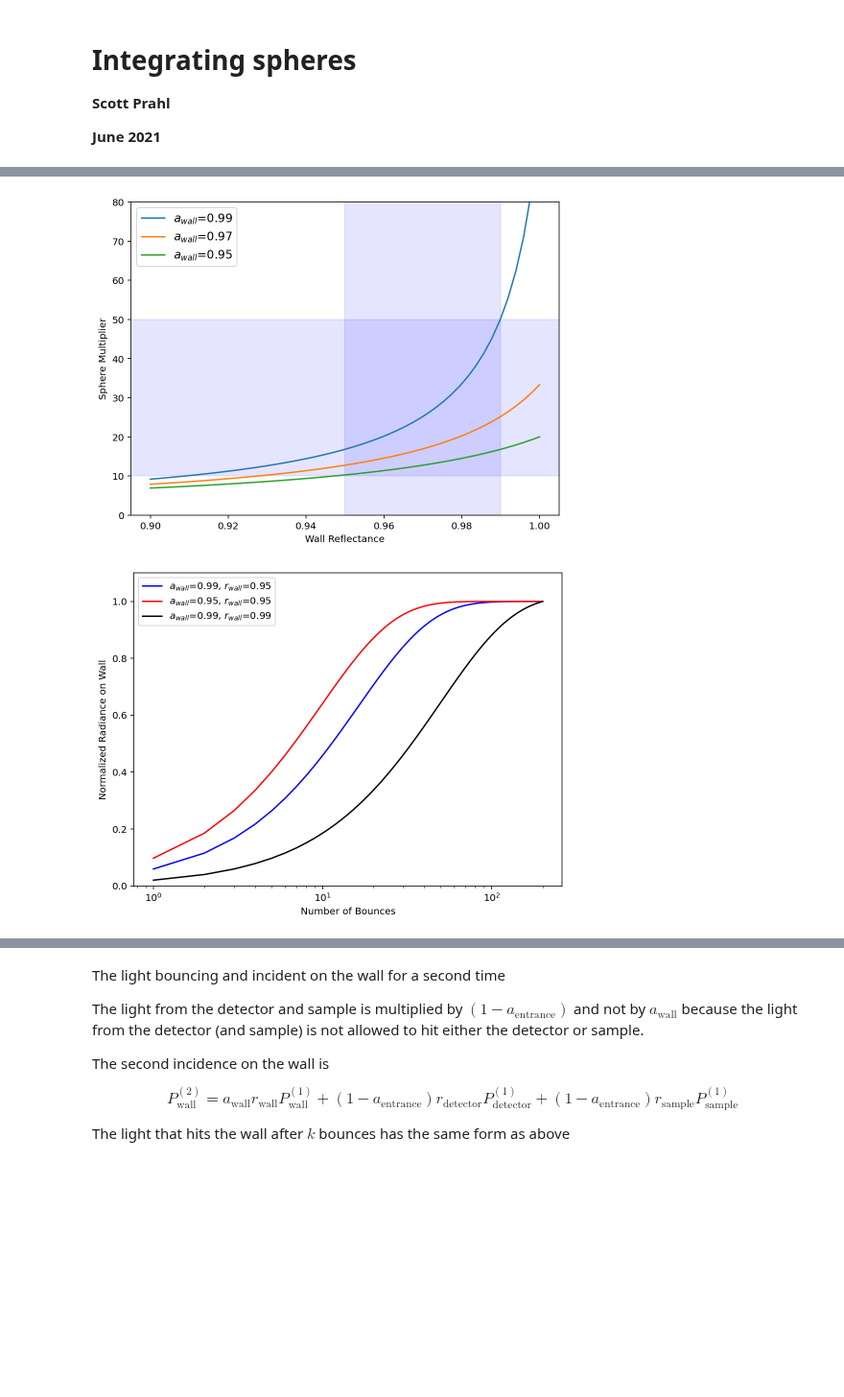
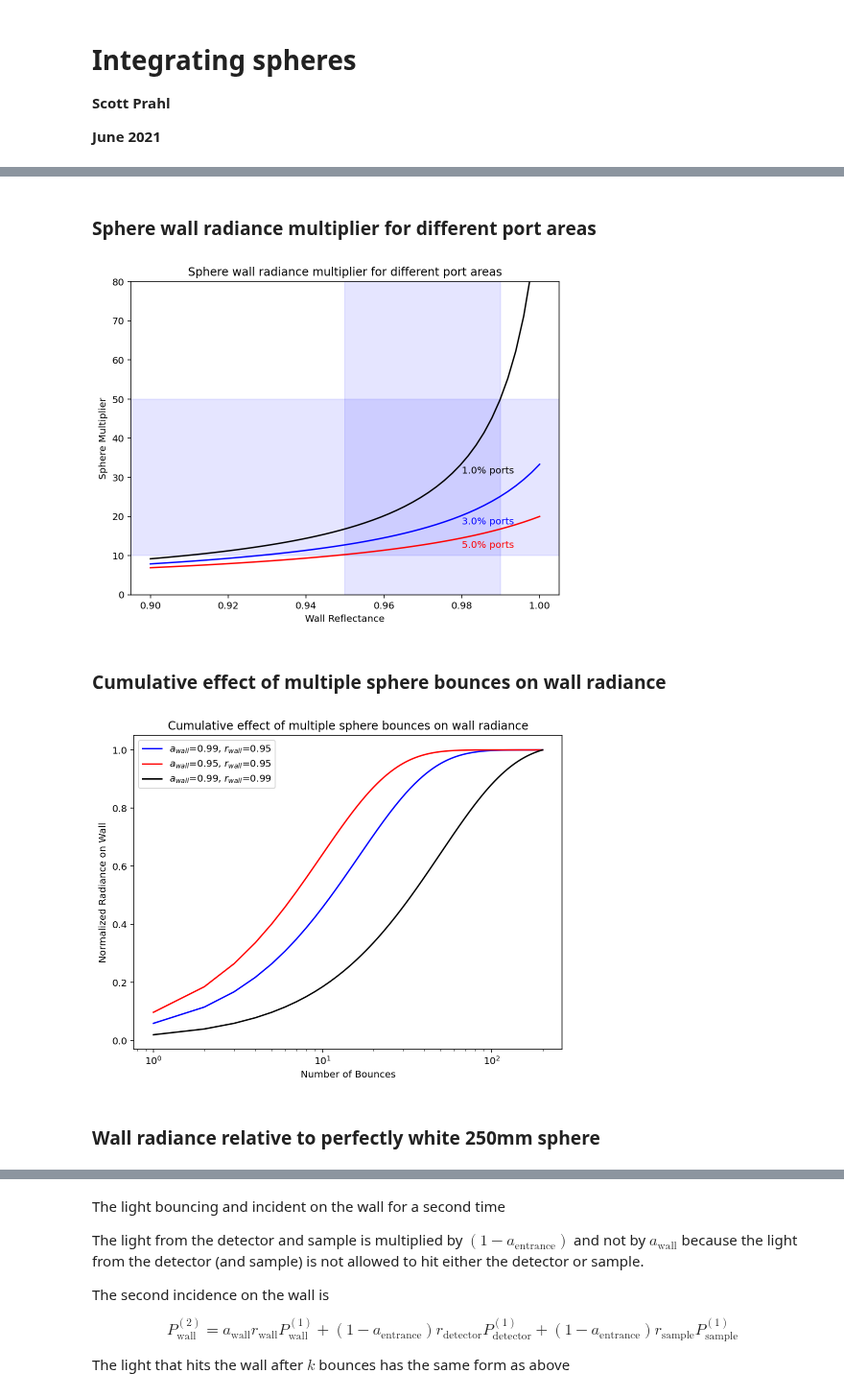
Before and after one commit to scottprahl/iadpython, a Jupyter notebook: docs/sphere.ipynb, the cells around one changed output, grey strips where cells are left out. Shown at 96% size. Cells and saved outputs as stored; diff of their text form; code cells hidden in the pictures; blank space fills up the shorter version.

```diff
--- a/docs/sphere.ipynb
+++ b/docs/sphere.ipynb
@@ -118,6 +118,8 @@ and if the light hits the sphere wall first $r_0=r_\mathrm{wall}$ so
 $$
 M =  \frac{r_\mathrm{wall}}{1-r_\mathrm{wall}a_\mathrm{wall}}
 $$
+# %% [markdown]
+### Sphere wall radiance multiplier for different port areas
 # %%
 sphere_diameter = 250
 r_wall = np.linspace(0.9,1,50)
@@ -126,15 +128,17 @@ s = iadpython.sphere.Sphere(sphere_diameter, 1)
 plt.figure(figsize=(8,6))
 
 s.a_wall = 0.99
-plt.plot(r_wall, s.multiplier(UR1=1, URU=0, r_wall=r_wall), label='$a_{wall}$=%.2f'%s.a_wall)
+plt.plot(r_wall, s.multiplier(UR1=1, URU=0, r_wall=r_wall), color='black')
+plt.text(0.98, 31, '%.1f%% ports'%(100-100*s.a_wall),color='black')
 
 s.a_wall = 0.97
-plt.plot(r_wall, s.multiplier(UR1=1, URU=0, r_wall=r_wall), label='$a_{wall}$=%.2f'%s.a_wall)
+plt.plot(r_wall, s.multiplier(UR1=1, URU=0, r_wall=r_wall), color='blue')
+plt.text(0.98, 18, '%.1f%% ports'%(100-100*s.a_wall),color='blue')
 
 s.a_wall = 0.95
-plt.plot(r_wall, s.multiplier(UR1=1, URU=0, r_wall=r_wall), label='$a_{wall}$=%.2f'%s.a_wall)
+plt.plot(r_wall, s.multiplier(UR1=1, URU=0, r_wall=r_wall), color='red')
+plt.text(0.98, 12, '%.1f%% ports'%(100-100*s.a_wall),color='red')
 
-plt.legend(fontsize=12)
 plt.xlabel('Wall Reflectance')
 plt.ylabel('Sphere Multiplier')
 plt.ylim(0,80)
@@ -142,39 +146,43 @@ plt.ylim(0,80)
 plt.axvspan(0.95,0.99,color='blue',alpha=0.1)
 plt.axhspan(10,50,color='blue',alpha=0.1)
 
+plt.title("Sphere wall radiance multiplier for different port areas")
 
 plt.show()
 # %% [output]
-[figure, old version]
+[figure, new version]
+# %% [markdown]
+### Cumulative effect of multiple sphere bounces on wall radiance
 # %%
 bounces = np.linspace(1,200,200)
 plt.figure(figsize=(8,6))
 
 a_wall = 0.99
 r_wall = 0.95
 r_cum = np.cumsum((r_wall*a_wall)**bounces)
 label = '$a_{wall}$=%.2f, $r_{wall}$=%.2f'%(a_wall,r_wall)
 plt.semilogx(bounces, r_cum/np.max(r_cum), 'b', label=label)
 
 a_wall = 0.95
 r_wall = 0.95
 r_cum = np.cumsum((r_wall*a_wall)**bounces)
 label = '$a_{wall}$=%.2f, $r_{wall}$=%.2f'%(a_wall,r_wall)
 plt.semilogx(bounces, r_cum/np.max(r_cum), 'r', label=label)
 
 a_wall = 0.99
 r_wall = 0.99
 r_cum = np.cumsum((r_wall*a_wall)**bounces)
 label = '$a_{wall}$=%.2f, $r_{wall}$=%.2f'%(a_wall,r_wall)
 plt.semilogx(bounces, r_cum/np.max(r_cum), 'k', label=label)
 
 plt.legend()
 plt.xlabel('Number of Bounces')
 plt.ylabel('Normalized Radiance on Wall')
-plt.ylim(0,1.1)
-
+plt.title('Cumulative effect of multiple sphere bounces on wall radiance')
 plt.show()
 # %% [output]
-[figure, old version]
+[figure, new version]
+# %% [markdown]
+### Wall radiance relative to perfectly white 250mm sphere
 # %%
 r_wall = np.linspace(0.9,1,50)
```
Also changed, not shown: parts of 11 cells of this notebook.
